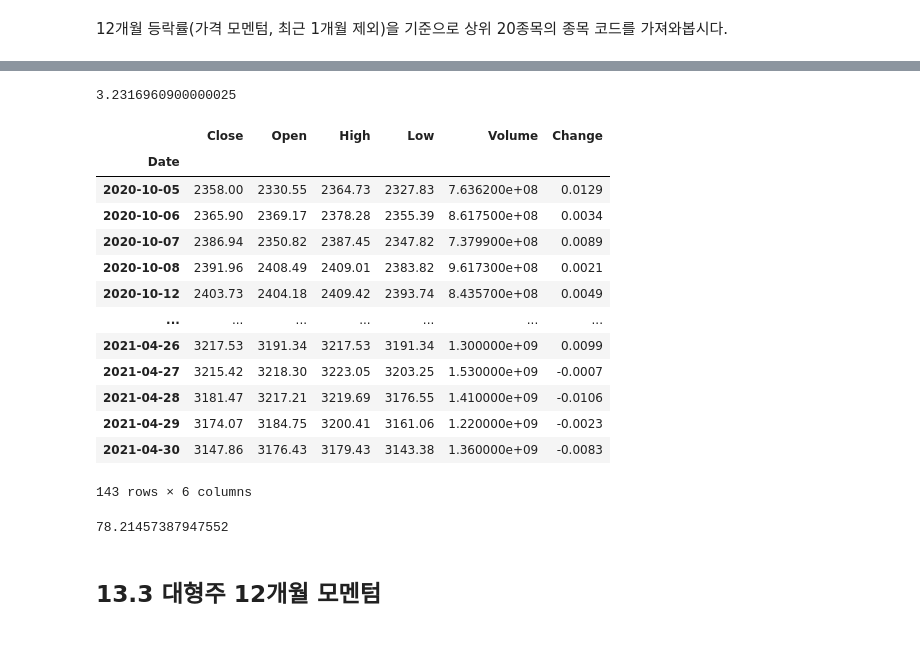
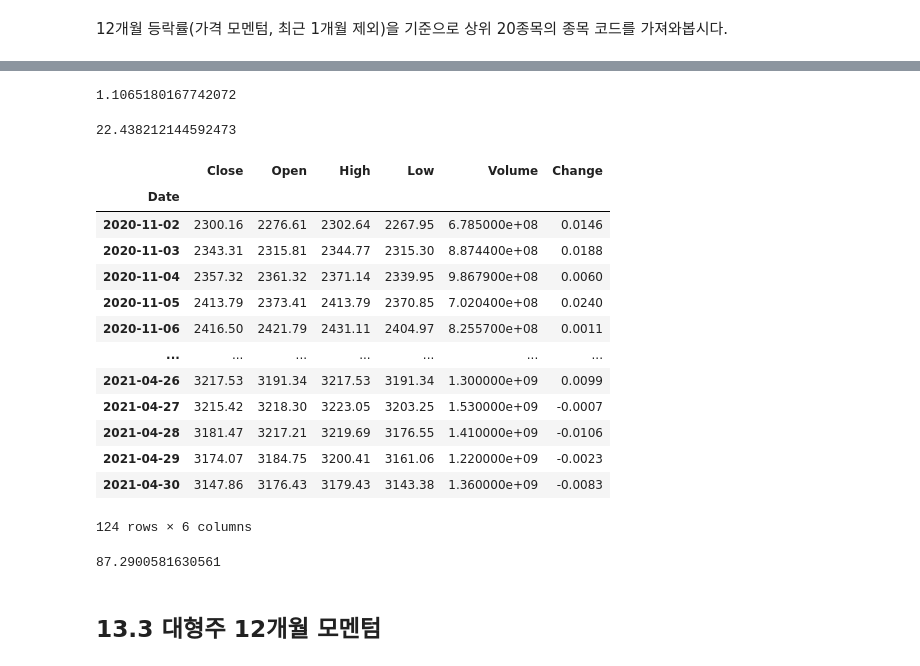
Before and after one commit to sharebook-kr/book-pandas-for-finance, a Jupyter notebook: ch13/ch13-momentum.ipynb, the cells around one changed output, grey strips where cells are left out. Cells and saved outputs as stored; diff of their text form; code cells hidden in the pictures.

Commit message:
CAGR 계산 부분 수정

```diff
--- a/ch13/ch13-momentum.ipynb
+++ b/ch13/ch13-momentum.ipynb
@@ -148,37 +188,40 @@ kospi_momentum20_result.head()
+# %%
+수익률평균 = kospi_momentum20_result['수익률'].mean()
+수익률평균
+# %% [output]
+1.1065180167742072
 # %%
-최초자산 = kospi_momentum20_result['원금'].sum()
-최종자산 = kospi_momentum20_result['매도금'].sum()
-mom20_cagr = (최종자산/최초자산) ** (1/0.5) - 1    # 6개월
+mom20_cagr = 수익률평균 ** (1/0.5) - 1    # 6개월
 mom20_cagr * 100
 # %% [output]
-3.2316960900000025
+22.438212144592473
 # %%
 df_ref = fdr.DataReader(
     symbol='KS11',
-    start="2020-10-05",
+    start="2020-11-02",   # 첫번째 거래일
     end="2021-04-30"
 )
 df_ref
 # %% [output]
 |  | Close | Open | High | Low | Volume | Change |
 | Date |  |  |  |  |  |  |
-| 2020-10-05 | 2358.00 | 2330.55 | 2364.73 | 2327.83 | 7.636200e+08 | 0.0129 |
-| 2020-10-06 | 2365.90 | 2369.17 | 2378.28 | 2355.39 | 8.617500e+08 | 0.0034 |
-| 2020-10-07 | 2386.94 | 2350.82 | 2387.45 | 2347.82 | 7.379900e+08 | 0.0089 |
-| 2020-10-08 | 2391.96 | 2408.49 | 2409.01 | 2383.82 | 9.617300e+08 | 0.0021 |
-| 2020-10-12 | 2403.73 | 2404.18 | 2409.42 | 2393.74 | 8.435700e+08 | 0.0049 |
+| 2020-11-02 | 2300.16 | 2276.61 | 2302.64 | 2267.95 | 6.785000e+08 | 0.0146 |
+| 2020-11-03 | 2343.31 | 2315.81 | 2344.77 | 2315.30 | 8.874400e+08 | 0.0188 |
+| 2020-11-04 | 2357.32 | 2361.32 | 2371.14 | 2339.95 | 9.867900e+08 | 0.0060 |
+| 2020-11-05 | 2413.79 | 2373.41 | 2413.79 | 2370.85 | 7.020400e+08 | 0.0240 |
+| 2020-11-06 | 2416.50 | 2421.79 | 2431.11 | 2404.97 | 8.255700e+08 | 0.0011 |
 | ... | ... | ... | ... | ... | ... | ... |
 | 2021-04-26 | 3217.53 | 3191.34 | 3217.53 | 3191.34 | 1.300000e+09 | 0.0099 |
 | 2021-04-27 | 3215.42 | 3218.30 | 3223.05 | 3203.25 | 1.530000e+09 | -0.0007 |
 | 2021-04-28 | 3181.47 | 3217.21 | 3219.69 | 3176.55 | 1.410000e+09 | -0.0106 |
 | 2021-04-29 | 3174.07 | 3184.75 | 3200.41 | 3161.06 | 1.220000e+09 | -0.0023 |
 | 2021-04-30 | 3147.86 | 3176.43 | 3179.43 | 3143.38 | 1.360000e+09 | -0.0083 |
-143 rows × 6 columns
+124 rows × 6 columns
 # %%
 CAGR = ((df_ref['Close'].iloc[-1] / df_ref['Close'].iloc[0]) ** (1/0.5)) -1
 CAGR * 100
 # %% [output]
-78.21457387947552
+87.2900581630561
 # %% [markdown]
 ## 13.3 대형주 12개월 모멘텀
 # %% [markdown]
```
Also changed, not shown: parts of 15 cells of this notebook.
